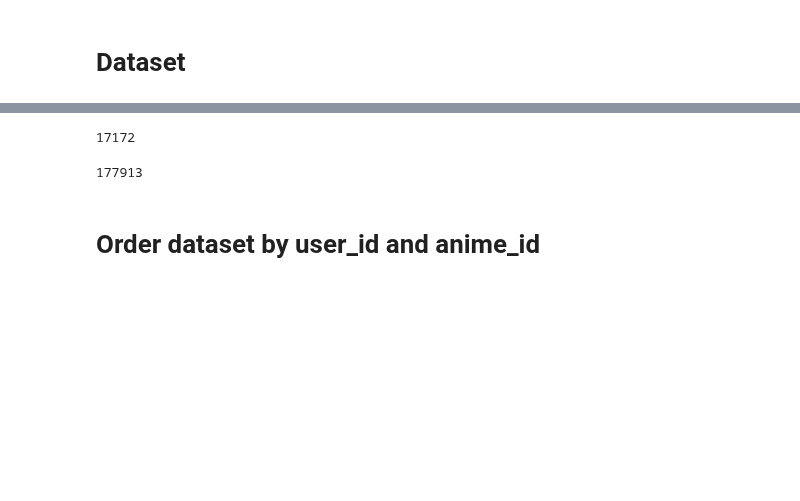
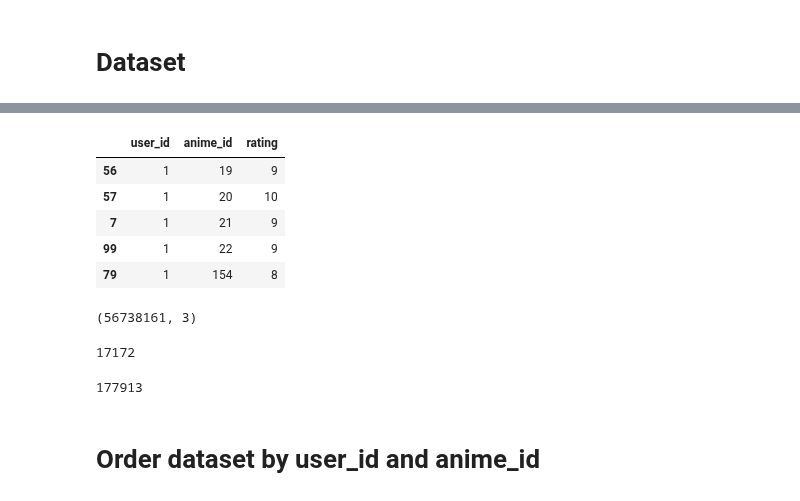
Before and after one commit to mijkami/Anime_Map, a Jupyter notebook: notebooks/MF + NCF modeling on active_users_df.ipynb, the cells around one changed output, grey strips where cells are left out. Drawn from its saved outputs; the diff is of its cells as text; code cells hidden in the pictures; blank space fills up the shorter version.

```diff
--- a/notebooks/MF + NCF modeling on active_users_df.ipynb
+++ b/notebooks/MF + NCF modeling on active_users_df.ipynb
@@ -48,0 +51,9 @@ dataset.shape
+# %%
+dataset.head()
+# %% [output]
+|  | user_id | anime_id | rating |
+| 56 | 1 | 19 | 9 |
+| 57 | 1 | 20 | 10 |
+| 7 | 1 | 21 | 9 |
+| 99 | 1 | 22 | 9 |
+| 79 | 1 | 154 | 8 |
@@ -49,3 +69,7 @@ dataset.shape
+# %%
+dataset.shape
+# %% [output]
+(56738161, 3)
 # %%
 dataset.anime_id.nunique()
 # %% [output]
```
Also changed, not shown: parts of 23 cells of this notebook, 7 other files.
